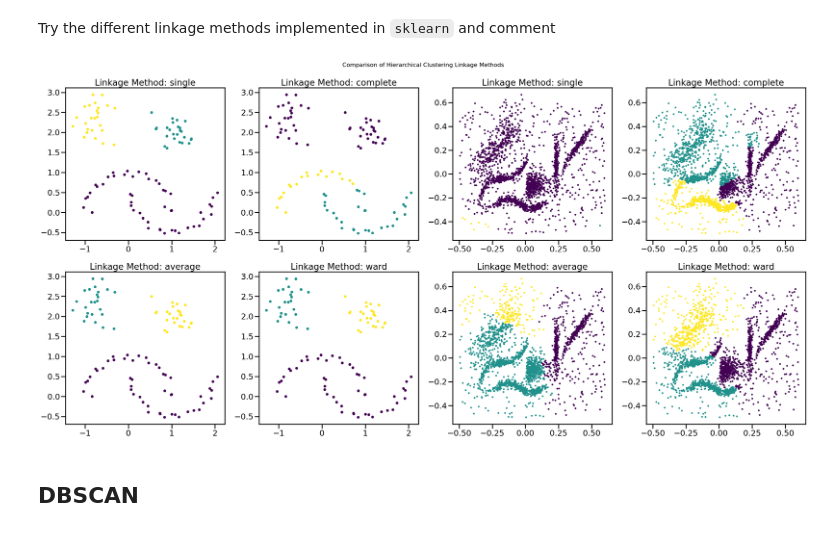
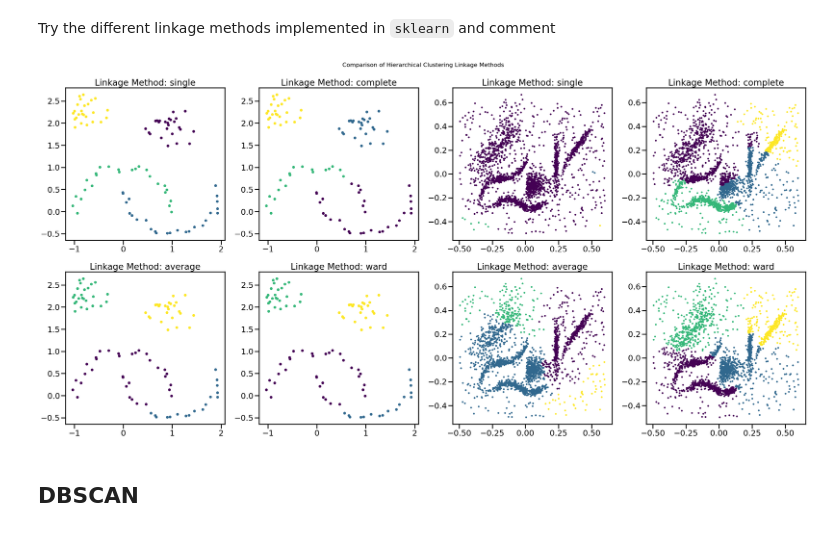
Before and after one commit to amigourou/machine-learning-course, a Jupyter notebook: ML-advanced/TD2/lab2.ipynb, the cells around one changed output. Cells and saved outputs as stored; diff of their text form; code cells hidden in the pictures.

```diff
--- a/ML-advanced/TD2/lab2.ipynb
+++ b/ML-advanced/TD2/lab2.ipynb
@@ -192,0 +192,13 @@ single_linkage_0.plot_dendrogram()
+# %%
+from sklearn.cluster import KMeans
+kmeans_0 = KMeans(n_clusters=4, max_iter=200).fit(test_data_0)
+
+fig, ax = plt.subplots(1, 2, figsize=(16, 6))
+ax[0].scatter(test_data_0.T[0], test_data_0.T[1], c=kmeans_0.labels_ , s=50)
+ax[0].set_title('K-Means clustering', size=16)
+
+ax[1].scatter(test_data_0.T[0], test_data_0.T[1], c=single_linkage_0.labels_ , s=50)
+ax[1].set_title('Aglomerative Single Linkage clustering', size=16)
+
+
+plt.show()
@@ -199,35 +213,35 @@ from sklearn.cluster import AgglomerativeClustering
 
 
 # List of linkage methods to test
 linkage_methods = ['single', 'complete', 'average', 'ward']
 
 # Set up the plot
 fig, axs = plt.subplots(2, 4, figsize=(30, 15))
 fig.suptitle('Comparison of Hierarchical Clustering Linkage Methods', fontsize=16)
 
 # Function to plot clusters
 def plot_clusters(X, labels, ax, title, s=4):
     ax.scatter(X[:, 0], X[:, 1], c=labels, cmap='viridis', s=s)
     ax.set_title(title)
 
 # Perform clustering and plot results for each linkage method
 for i, method in enumerate(linkage_methods):
     # Perform clustering
-    clustering = AgglomerativeClustering(n_clusters=3, linkage=method)
+    clustering = AgglomerativeClustering(n_clusters=4, linkage=method)
 
     # Plot results
     row = i // 2
     col = i % 2
     clustering.fit(test_data_0)
     plot_clusters(test_data_0, clustering.labels_, axs[row, col], f'Linkage Method: {method}', s=30)
 
     clustering.fit(test_data_1)
     plot_clusters(test_data_1, clustering.labels_, axs[row, col+2], f'Linkage Method: {method}', s=8)
 
 plt.tight_layout()
 plt.show()
 # %% [output]
-[figure, old version]
+[figure, new version]
 # %% [markdown]
 ## DBSCAN
 # %% [markdown]
```
Also changed, not shown: parts of 29 cells of this notebook.
